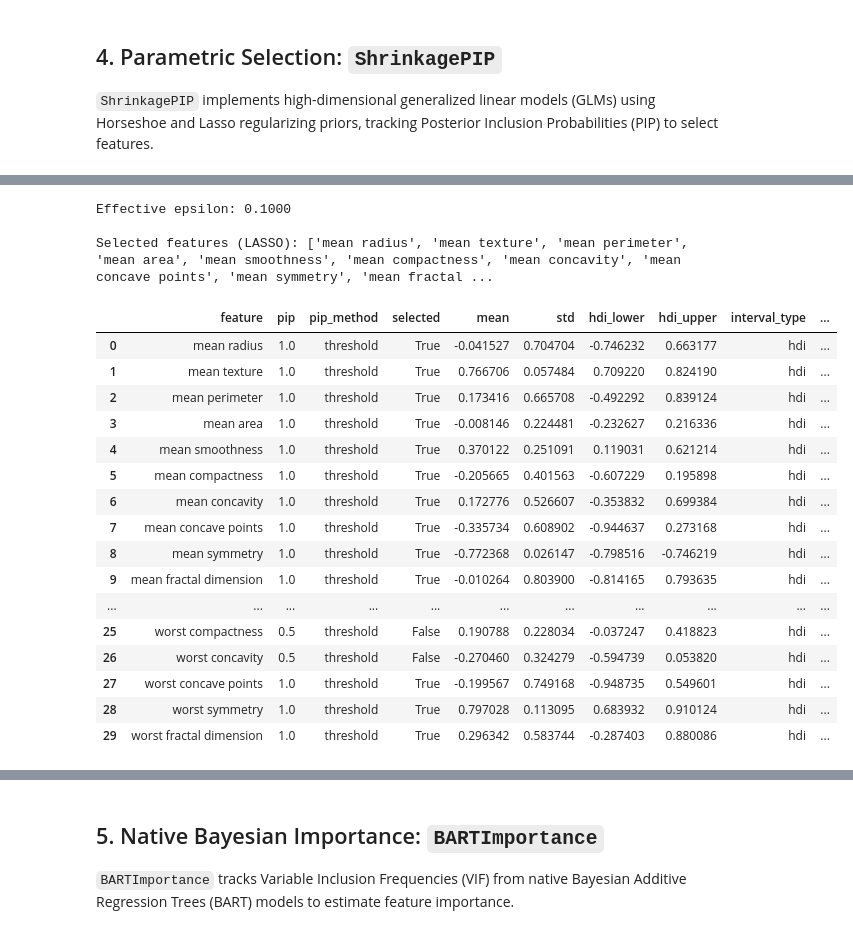
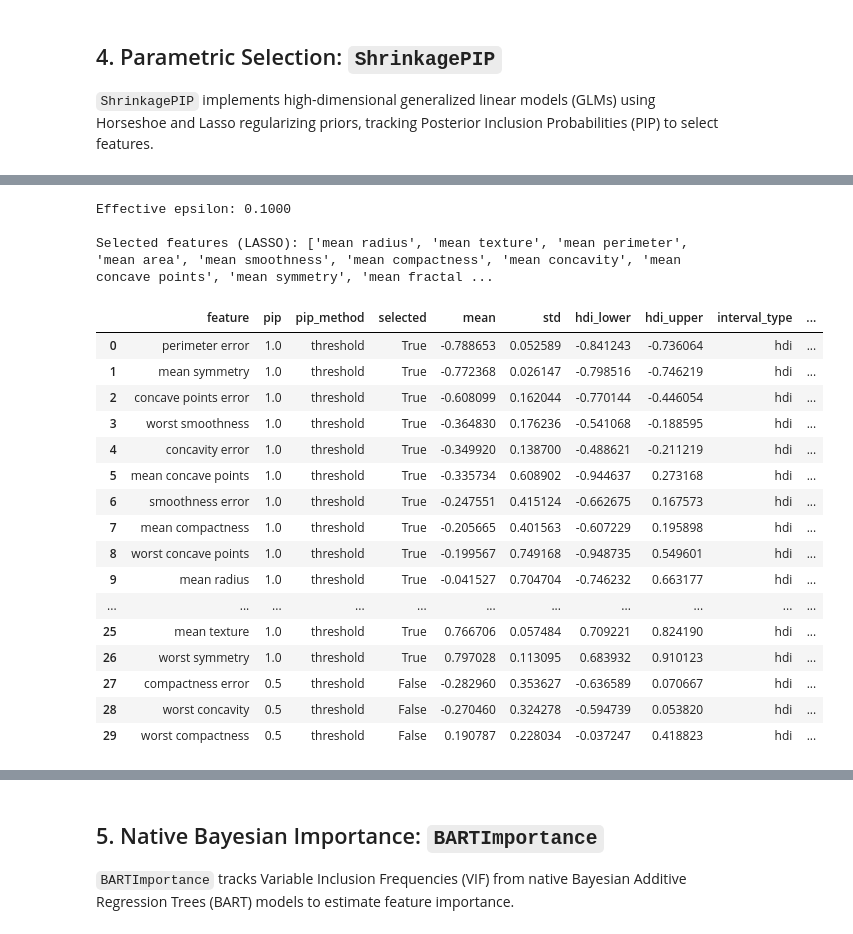
Before and after one commit to sam-tritto/bxai, a Jupyter notebook: notebooks/examples.ipynb, the cells around one changed output, grey strips where cells are left out. Saved outputs shown, nothing was run; the diff lists cells and outputs as text; code cells hidden in the pictures.

```diff
--- a/notebooks/examples.ipynb
+++ b/notebooks/examples.ipynb
@@ -115,0 +169,29 @@ EOFError:
+# %%
+import lightgbm as lgb
+from bxai.selection import BayesianBorutaSHAP
+from bxai.explanation import BayLIME
+
+# 1. Fit the selector to get the priors
+clf = lgb.LGBMClassifier(random_state=42, verbose=-1)
+selector = BayesianBorutaSHAP(model=clf, mode="discrete", max_iter=100, random_state=42)
+selector.fit(X, y)
+
+# 2. Fit the original model so it can make predictions for the explainer
+clf.fit(X, y)  # <-- ADD THIS LINE to fit clf on the data
+
+# 3. Instantiate BayLIME with the priors
+explainer = BayLIME(
+    training_data=X,
+    feature_names=list(X.columns),
+    prior_mean=selector.feature_importances_, # <-- Feeds the global SHAP priors here!
+    prior_precision=1.0,                      # Adjust the strength of the prior 0 to inf
+    backend='mcmc'
+)
+
+# 4. Explain a single instance
+explanation = explainer.explain_instance(
+    instance=X.iloc[0].values,
+    predict_fn=clf.predict_proba
+)
+
+explanation.as_dataframe().sort_values(by=['mean'])
@@ -120,20 +234,19 @@ EOFError:
 # %%
 from bxai.parametric import ShrinkagePIP
 
-# Horseshoe prior — uses kappa-based PIP by default (pip_method='auto')
-# PIP = P(κ_j < 0.5 | data), where κ_j = 1/(1 + λ_j² τ²)
+# Horseshoe prior — uses kappa-based PIP by default (pip_method="auto")
 selector_hs = ShrinkagePIP(
     model_type="logistic",
     prior="horseshoe",
-    kappa_threshold=0.5,   # κ < 0.5 → local scale dominates → signal
+    kappa_threshold=0.5,   # k < 0.5 -> local scale dominates -> signal
     pip_threshold=0.80,
-    n_samples=500,
+    n_samples=100,
     random_state=42,
 )
 selector_hs.fit(X, y)
 
 print("\nSelected features (Horseshoe):", selector_hs.confirmed_)
-selector_hs.summary()
+display(selector_hs.summary().sort_values(by = ["selected", "mean"], ascending=[False, True]).reset_index(drop=True))
 # %% [output]
 Initializing NUTS using jitter+adapt_diag...
 Multiprocess sampling (2 chains in 2 jobs)
@@ -164,17 +282,16 @@ Selected features (Horseshoe): ['symmetry error']
 # %%
-
-# Lasso prior — uses auto-scaled |β| threshold (epsilon = 0.1)
+# Lasso prior — uses auto-scaled |B| threshold (epsilon = 0.1)
 selector_lasso = ShrinkagePIP(
     model_type="logistic",
     prior="lasso",
     pip_threshold=0.80,
-    n_samples=500,
+    n_samples=100,
     random_state=42,
 )
 selector_lasso.fit(X, y)
 print(f"\nEffective epsilon: {selector_lasso.epsilon_:.4f}")
 print("\nSelected features (LASSO):", selector_lasso.confirmed_)
-selector_lasso.summary()
+display(selector_lasso.summary().sort_values(by = ["selected", "mean"], ascending=[False, True]).reset_index(drop=True))
 # %% [output]
 Initializing NUTS using jitter+adapt_diag...
 Multiprocess sampling (2 chains in 2 jobs)
@@ -184,23 +301,23 @@ There were 1000 divergences after tuning. Increase `target_accept` or reparamete
 We recommend running at least 4 chains for robust computation of convergence diagnostics
 The rhat statistic is larger than 1.01 for some parameters. This indicates problems during sampling. See https://arxiv.org/abs/1903.08008 for details
 The effective sample size per chain is smaller than 100 for some parameters.  A higher number is needed for reliable rhat and ess computation. See https://arxiv.org/abs/1903.08008 for details
 Effective epsilon: 0.1000
 
 Selected features (LASSO): ['mean radius', 'mean texture', 'mean perimeter', 'mean area', 'mean smoothness', 'mean compactness', 'mean concavity', 'mean concave points', 'mean symmetry', 'mean fractal ...
 |  | feature | pip | pip_method | selected | mean | std | hdi_lower | hdi_upper | interval_type | ... |
-| 0 | mean radius | 1.0 | threshold | True | -0.041527 | 0.704704 | -0.746232 | 0.663177 | hdi | ... |
-| 1 | mean texture | 1.0 | threshold | True | 0.766706 | 0.057484 | 0.709220 | 0.824190 | hdi | ... |
-| 2 | mean perimeter | 1.0 | threshold | True | 0.173416 | 0.665708 | -0.492292 | 0.839124 | hdi | ... |
-| 3 | mean area | 1.0 | threshold | True | -0.008146 | 0.224481 | -0.232627 | 0.216336 | hdi | ... |
-| 4 | mean smoothness | 1.0 | threshold | True | 0.370122 | 0.251091 | 0.119031 | 0.621214 | hdi | ... |
-| 5 | mean compactness | 1.0 | threshold | True | -0.205665 | 0.401563 | -0.607229 | 0.195898 | hdi | ... |
-| 6 | mean concavity | 1.0 | threshold | True | 0.172776 | 0.526607 | -0.353832 | 0.699384 | hdi | ... |
-| 7 | mean concave points | 1.0 | threshold | True | -0.335734 | 0.608902 | -0.944637 | 0.273168 | hdi | ... |
-| 8 | mean symmetry | 1.0 | threshold | True | -0.772368 | 0.026147 | -0.798516 | -0.746219 | hdi | ... |
-| 9 | mean fractal dimension | 1.0 | threshold | True | -0.010264 | 0.803900 | -0.814165 | 0.793635 | hdi | ... |
+| 0 | perimeter error | 1.0 | threshold | True | -0.788653 | 0.052589 | -0.841243 | -0.736064 | hdi | ... |
+| 1 | mean symmetry | 1.0 | threshold | True | -0.772368 | 0.026147 | -0.798516 | -0.746219 | hdi | ... |
+| 2 | concave points error | 1.0 | threshold | True | -0.608099 | 0.162044 | -0.770144 | -0.446054 | hdi | ... |
+| 3 | worst smoothness | 1.0 | threshold | True | -0.364830 | 0.176236 | -0.541068 | -0.188595 | hdi | ... |
+| 4 | concavity error | 1.0 | threshold | True | -0.349920 | 0.138700 | -0.488621 | -0.211219 | hdi | ... |
+| 5 | mean concave points | 1.0 | threshold | True | -0.335734 | 0.608902 | -0.944637 | 0.273168 | hdi | ... |
+| 6 | smoothness error | 1.0 | threshold | True | -0.247551 | 0.415124 | -0.662675 | 0.167573 | hdi | ... |
+| 7 | mean compactness | 1.0 | threshold | True | -0.205665 | 0.401563 | -0.607229 | 0.195898 | hdi | ... |
+| 8 | worst concave points | 1.0 | threshold | True | -0.199567 | 0.749168 | -0.948735 | 0.549601 | hdi | ... |
+| 9 | mean radius | 1.0 | threshold | True | -0.041527 | 0.704704 | -0.746232 | 0.663177 | hdi | ... |
 | ... | ... | ... | ... | ... | ... | ... | ... | ... | ... | ... |
-| 25 | worst compactness | 0.5 | threshold | False | 0.190788 | 0.228034 | -0.037247 | 0.418823 | hdi | ... |
-| 26 | worst concavity | 0.5 | threshold | False | -0.270460 | 0.324279 | -0.594739 | 0.053820 | hdi | ... |
-| 27 | worst concave points | 1.0 | threshold | True | -0.199567 | 0.749168 | -0.948735 | 0.549601 | hdi | ... |
-| 28 | worst symmetry | 1.0 | threshold | True | 0.797028 | 0.113095 | 0.683932 | 0.910124 | hdi | ... |
-| 29 | worst fractal dimension | 1.0 | threshold | True | 0.296342 | 0.583744 | -0.287403 | 0.880086 | hdi | ... |
+| 25 | mean texture | 1.0 | threshold | True | 0.766706 | 0.057484 | 0.709221 | 0.824190 | hdi | ... |
+| 26 | worst symmetry | 1.0 | threshold | True | 0.797028 | 0.113095 | 0.683932 | 0.910123 | hdi | ... |
+| 27 | compactness error | 0.5 | threshold | False | -0.282960 | 0.353627 | -0.636589 | 0.070667 | hdi | ... |
+| 28 | worst concavity | 0.5 | threshold | False | -0.270460 | 0.324278 | -0.594739 | 0.053820 | hdi | ... |
+| 29 | worst compactness | 0.5 | threshold | False | 0.190787 | 0.228034 | -0.037247 | 0.418823 | hdi | ... |
```
Also changed, not shown: parts of 17 cells of this notebook, 10 other files.
